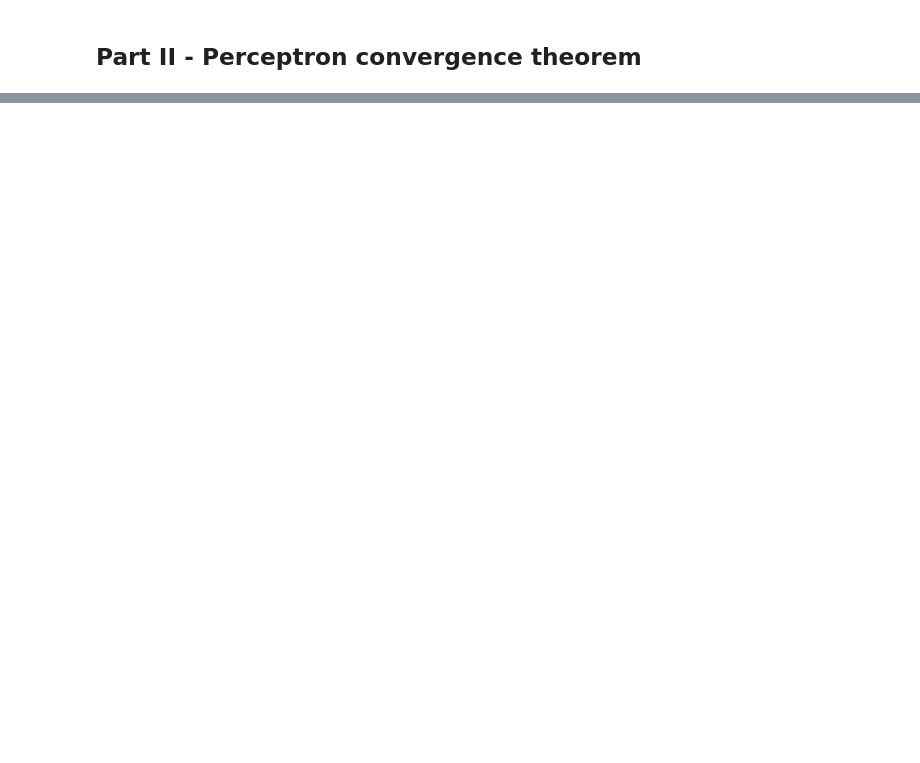
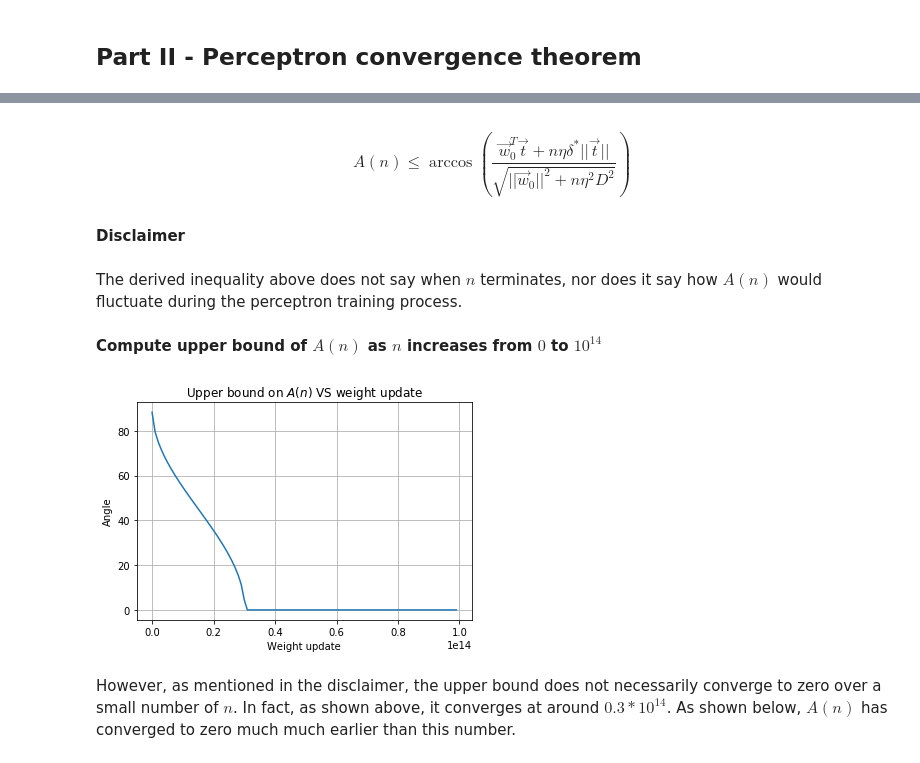
Before and after one commit to zhihanyang2022/bishop1995_notes, a Jupyter notebook: c3_single_layer_networks/perceptron.ipynb, the cells around one changed output, grey strips where cells are left out. Drawn from its saved outputs; the diff is of its cells as text; code cells hidden in the pictures; blank space fills up the shorter version.

```diff
--- a/c3_single_layer_networks/perceptron.ipynb
+++ b/c3_single_layer_networks/perceptron.ipynb
@@ -309,0 +315,11 @@ array([[  106.5888424],
+# %%
+t = p.w
+# %%
+min_margin = np.inf
+argmin_margin = None
+
+for x, y in zip(samps_with_ones, labels):
+    this_margin = y * (t.T @ x) / norm(t)
+    if this_margin < min_margin:
+        min_margin = this_margin
+        argmin_margin = x
@@ -309,0 +404,5 @@ array([[  106.5888424],
+# %%
+D = -np.inf
+for s in samps_with_ones:
+    squared_norm = norm(s) ** 2
+    if squared_norm > D: D = squared_norm
@@ -309,0 +428,41 @@ array([[  106.5888424],
+# %% [markdown]
+$$A(n) \leq \arccos ( \frac{\vec{w}_{0}^T \vec{t} + n \eta \delta^{*} ||\vec{t}||}{\sqrt{||\vec{w}_{0}||^2 + n \eta^2 D^2}} ) $$
+# %% [markdown]
+**Disclaimer**
+# %% [markdown]
+The derived inequality above does not say when $n$ terminates, nor does it say how $A(n)$ would fluctuate during the perceptron training process.
+# %% [markdown]
+**Compute upper bound of $A(n)$ as $n$ increases from $0$ to $10^{14}$**
+# %%
+def upper_bound_A(n):
+    numerator = p.w_init.T @ t + n * min_margin * norm(t)
+    denominator = np.sqrt(norm(p.w_init) ** 2 + n * (D ** 2)) * norm(t)
+
+    if numerator / denominator > 1.0:  # convergence (numerator / denominator <= c(n), not supposed to be greater than 1)
+        return 0.0
+
+    if np.abs(float(numerator / denominator) - 1) < 0.000001:  # account for numerical error
+        return 0.0
+
+    else:  # before convergence
+        return float(np.rad2deg(np.arccos(numerator / denominator)))
+# %%
+n_max = 10 ** 14
+n_step = 10 ** 12
+ns = np.arange(0, n_max, n_step)
+
+upper_bound_As = [upper_bound_A(n+1) for n in ns]
+
+plt.plot(ns, upper_bound_As, label=r'Upper bound on $A(n)$')
+
+plt.grid()
+
+plt.xlabel('Weight update')
+plt.ylabel('Angle')
+plt.title(r'Upper bound on $A(n)$ VS weight update')
+
+plt.show()
+# %% [output]
+[figure, added]
+# %% [markdown]
+However, as mentioned in the disclaimer, the upper bound does not necessarily converge to zero over a small number of $n$. In fact, as shown above, it converges at around $0.3 * 10^{14}$. As shown below, $A(n)$ has converged to zero much much earlier than this number.
```
Also changed, not shown: parts of 50 cells of this notebook.
